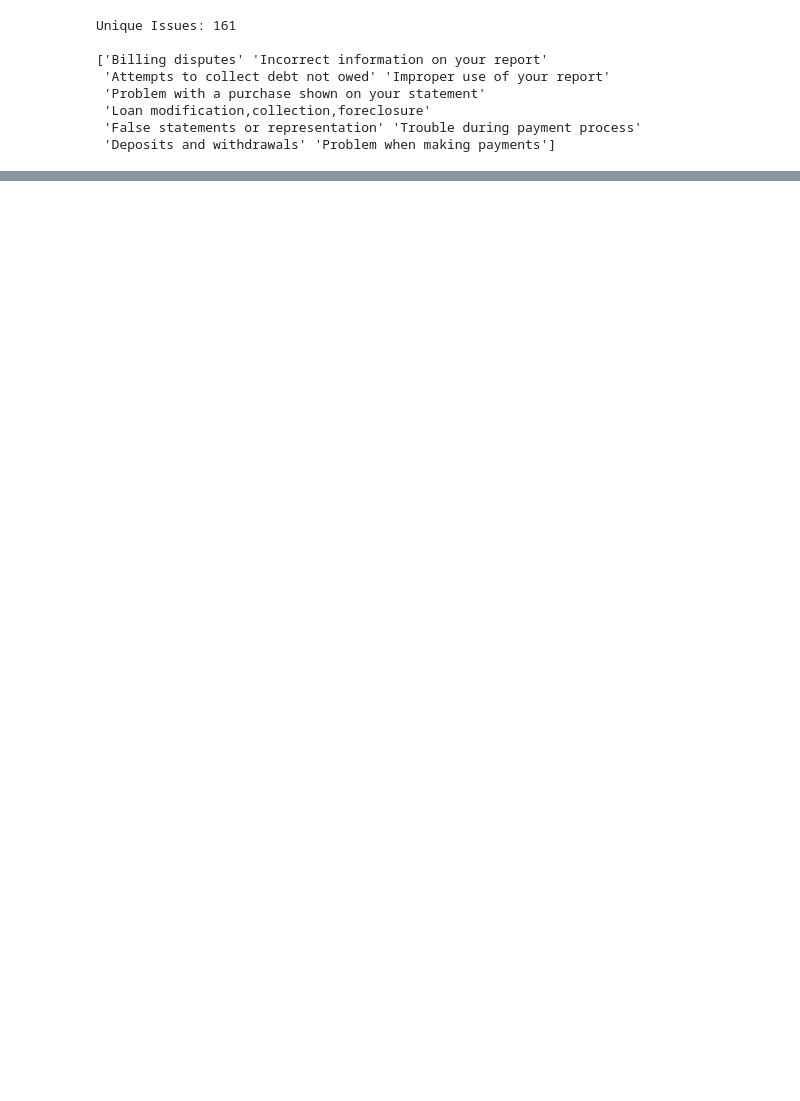
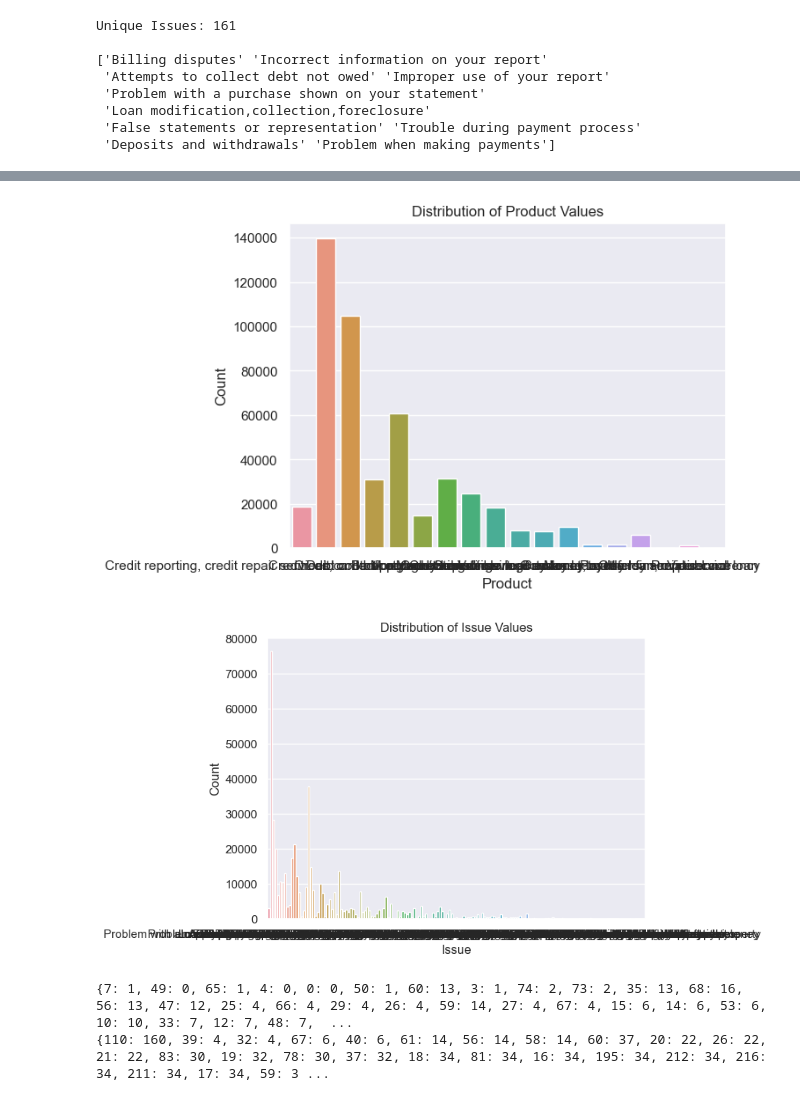
Before and after one commit to reiid00/MEIA-PROJ3, a Jupyter notebook: Typification/Pre-Processing.ipynb, the cells around one changed output, grey strips where cells are left out. Drawn from its saved outputs; the diff is of its cells as text; code cells hidden in the pictures; blank space fills up the shorter version.

```diff
--- a/Typification/Pre-Processing.ipynb
+++ b/Typification/Pre-Processing.ipynb
@@ -55,11 +62,14 @@ Issue                            0.00
 Complaint ID                     0.00
 dtype: float64
 # %%
+# Rename important columns to improve machine readability
+dataset_CC.rename(columns = {'Consumer complaint narrative':'consumer_complaint', 'Product': 'product', 'Sub-product':'sub_product', 'Issue':'issue', 'Sub-issue':'sub_issue', 'Company response to consumer': 'company_response', 'Company public response': 'company_public_response', 'Company': 'company'}, inplace = True)
+
 # Delete all lines without consumer complaint narrative which is the text associated with the ticket
 # This step is crucial because we are gonna use this text to infer the previously mentioned categories.
 print(f"Raw Length: {len(dataset_CC)}\n")
 
-dataset_CC = dataset_CC.dropna(subset=['Consumer complaint narrative'])
+dataset_CC = dataset_CC.dropna(subset=['consumer_complaint'])
 print(f"New Length: {len(dataset_CC)}\n")
 print(dataset_CC.head(1))
 # %% [output]
@@ -179,3 +174,69 @@ Credit reporting, credit repair services, or other personal consumer reports  Cr
 Credit card or prepaid card                                                   General-purpose credit card or charge card  Problem with a purchase shown on your statement                                ...
 Debt collection                                                               I do not know                               Attempts to collect debt not owed                                              ...
 dtype: int64
+# %%
+import seaborn as sns
+import matplotlib.pyplot as plt
+
+sns.set(style="darkgrid")
+
+# Plot distribution of values for 'product'
+sns.countplot(x='product', data=dataset_CC)
+plt.title('Distribution of Product Values')
+plt.xlabel('Product')
+plt.ylabel('Count')
+plt.show()
+
+# Plot distribution of values for 'issue'
+sns.countplot(x='issue', data=dataset_CC)
+plt.title('Distribution of Issue Values')
+plt.xlabel('Issue')
+plt.ylabel('Count')
+plt.show()
+# %% [output]
+[figure, added]
+[figure, added]
+# %%
+# Pre-processing of class columns
+from sklearn.preprocessing import LabelEncoder
+
+# Rename class columns so that they are preserved after the enconding step
+dataset_CC.rename(columns = {'product': 'product_desc', 'sub_product':'sub_product_desc', 'issue':'issue_desc', 'sub_issue':'sub_issue_desc'}, inplace = True)
+
+le_product = LabelEncoder()
+le_sub_product = LabelEncoder()
+le_issue = LabelEncoder()
+le_sub_issue = LabelEncoder()
+
+
+# Fill NaN values with a string value "Not Available"
+columns_to_fill = ['product_desc','sub_product_desc','issue_desc','sub_issue_desc']
+dataset_CC[columns_to_fill] = dataset_CC[columns_to_fill].fillna("Not Available")
+
+dataset_CC['product'] = le_product.fit_transform(dataset_CC['product_desc'])
+dataset_CC['sub_product'] = le_sub_product.fit_transform(dataset_CC['sub_product_desc'])
+dataset_CC['issue'] = le_issue.fit_transform(dataset_CC['issue_desc'])
+dataset_CC['sub_issue'] = le_sub_issue.fit_transform(dataset_CC['sub_issue_desc'])
+
+# Extract number of classes for each category
+num_classes_product = len(dataset_CC['product'].unique())
+num_classes_sub_product = len(dataset_CC['sub_product'].unique())
+num_classes_issue = len(dataset_CC['issue'].unique())
+num_classes_sub_issue = len(dataset_CC['sub_issue'].unique())
+
+# Extract parent indices for sub_product and sub_issue classes
+# This is important for the hierarchical soft max layers
+sub_product_parent_indices = {}
+for product_idx, group in dataset_CC.groupby('product'):
+    sub_product_indices = group['sub_product'].unique()
+    sub_product_parent_indices.update({idx: product_idx for idx in sub_product_indices})
+sub_issue_parent_indices = {}
+for issue_idx, group in dataset_CC.groupby('issue'):
+    sub_issue_indices = group['sub_issue'].unique()
+    sub_issue_parent_indices.update({idx: issue_idx for idx in sub_issue_indices})
+
+print(sub_product_parent_indices)
+print(sub_issue_parent_indices)
+# %% [output]
+{7: 1, 49: 0, 65: 1, 4: 0, 0: 0, 50: 1, 60: 13, 3: 1, 74: 2, 73: 2, 35: 13, 68: 16, 56: 13, 47: 12, 25: 4, 66: 4, 29: 4, 26: 4, 59: 14, 27: 4, 67: 4, 15: 6, 14: 6, 53: 6, 10: 10, 33: 7, 12: 7, 48: 7,  ...
+{110: 160, 39: 4, 32: 4, 67: 6, 40: 6, 61: 14, 56: 14, 58: 14, 60: 37, 20: 22, 26: 22, 21: 22, 83: 30, 19: 32, 78: 30, 37: 32, 18: 34, 81: 34, 16: 34, 195: 34, 212: 34, 216: 34, 211: 34, 17: 34, 59: 3 ...
```
Also changed, not shown: parts of 19 cells of this notebook, 1 other file.
